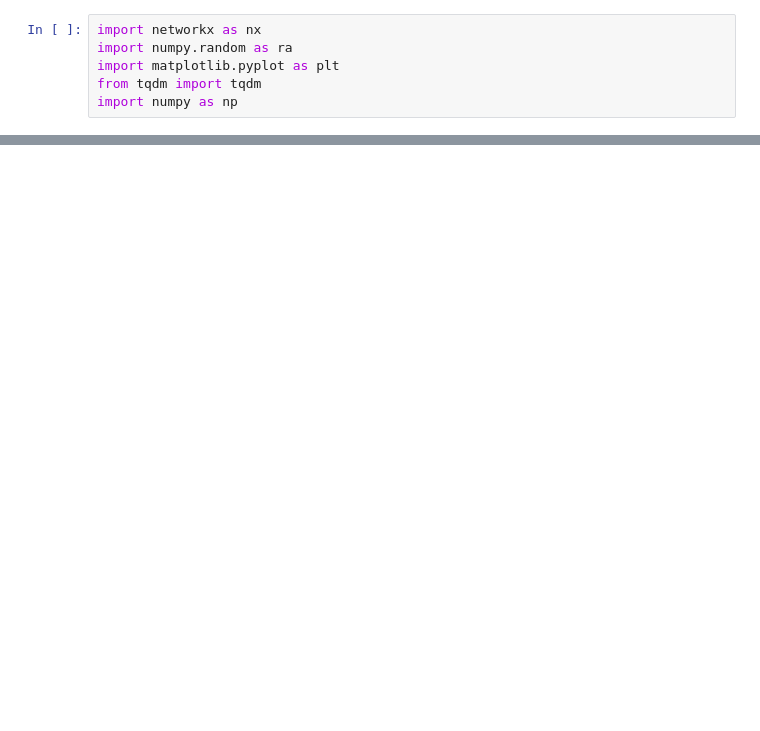
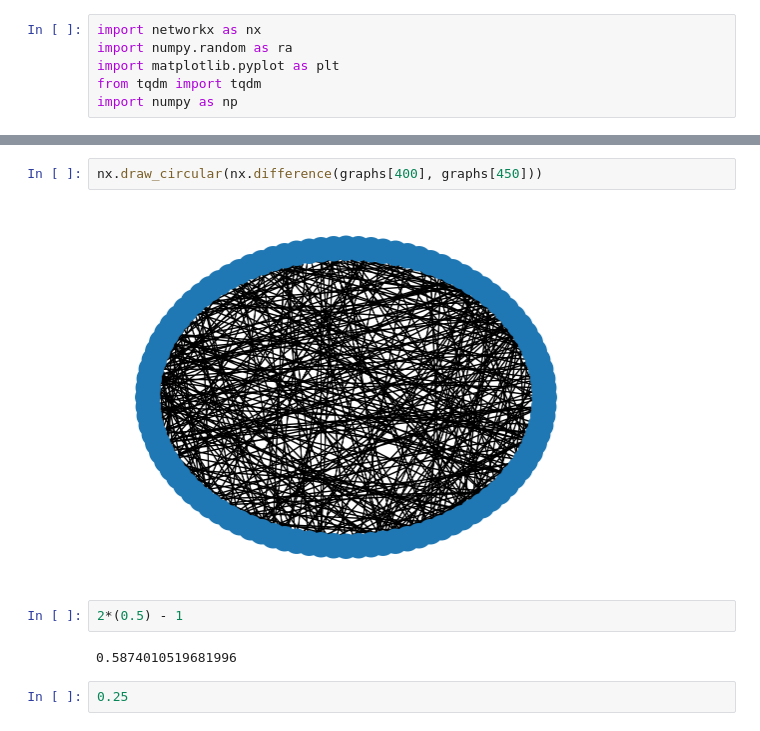
Before and after one commit to vilasopher/jupyter-notebooks, a Jupyter notebook: python/random/triangles.ipynb, the cells around one changed output, grey strips where cells are left out. Saved outputs shown, nothing was run; the diff lists cells and outputs as text; blank space fills up the shorter version.

```diff
--- a/python/random/triangles.ipynb
+++ b/python/random/triangles.ipynb
@@ -72,0 +73,10 @@ print(nx.erdos_renyi_graph(n,p).nodes())
+# %%
+nx.draw_circular(nx.difference(graphs[400], graphs[450]))
+# %% [output]
+[figure, added]
+# %%
+2*(0.5) - 1
+# %% [output]
+0.5874010519681996
+# %%
+0.25
```
Also changed, not shown: parts of 4 cells of this notebook.
